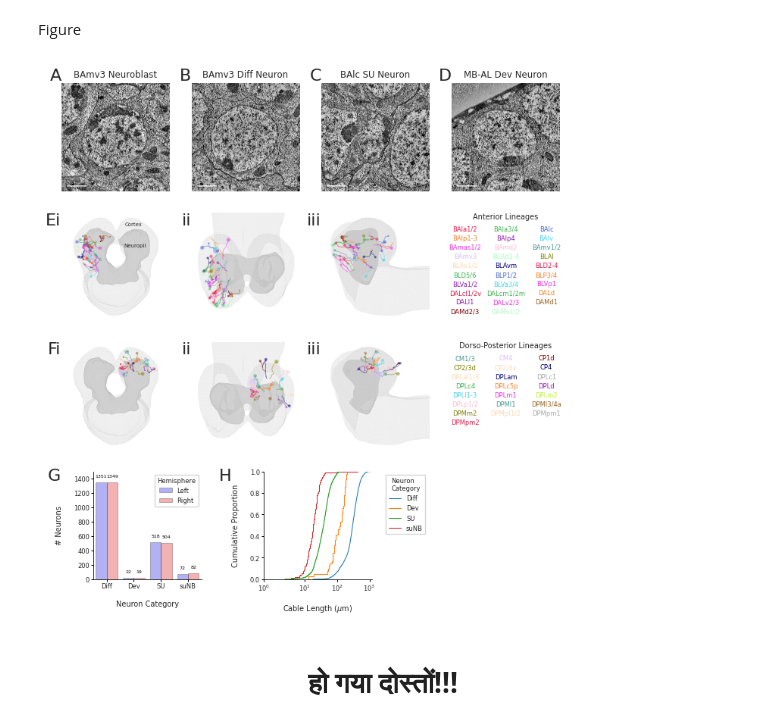
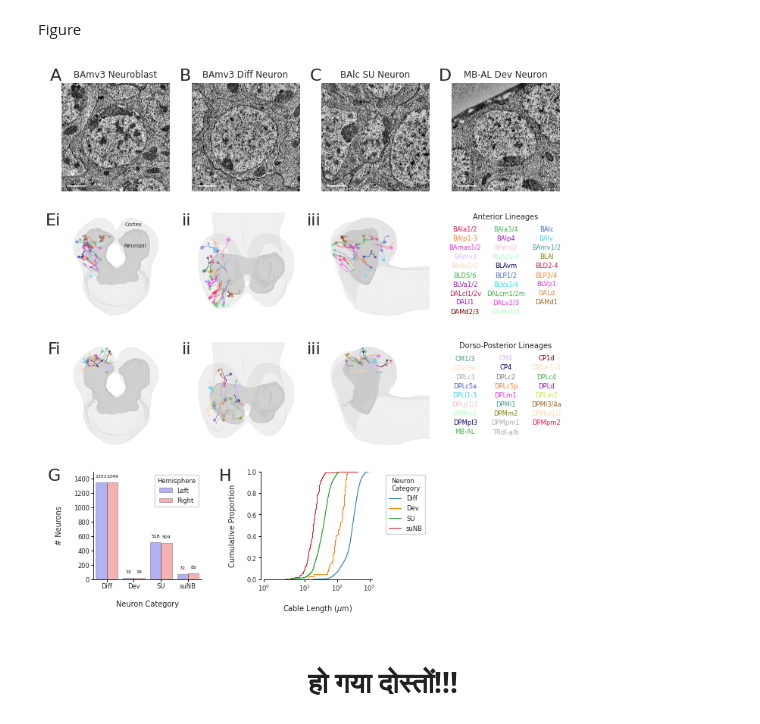
Before and after one commit to L1-Connectome-Prat/L1_Lineages, a Jupyter notebook: Notebooks/Figure_01_suNB.ipynb, the cells around one changed output. Drawn from its saved outputs; the diff is of its cells as text; code cells hidden in the pictures.

Commit message:
Figure Cleanup

```diff
--- a/Notebooks/Figure_01_suNB.ipynb
+++ b/Notebooks/Figure_01_suNB.ipynb
@@ -57,7 +57,7 @@ dorso_posterior = navis.NeuronList([s for s in su if s.lineage in DORSO_POSTERIO
 
 # Right for Anterior
 anterior = anterior[anterior.hemisphere == "Right"]
-dorso_posterior = dorso_posterior[dorso_posterior.hemisphere == "Left"]
+dorso_posterior = dorso_posterior[dorso_posterior.hemisphere == "Right"]
 
 # Color Dict
 nb_colors = dict(zip(su.id, su.color))
@@ -365,6 +365,9 @@ for a in [ax[3, 0], ax[3, 1]]:
     # Despine
     sns.despine(ax = a)
 
+# Offsetting the last ECDF
+sns.despine(ax = ax[3, 1], offset = {"left" : 3})
+
 #------------------------------------------------------------------
 # Move the bottom panels a little
 shift = 0.05
@@ -380,33 +383,33 @@ ax[3, 1].set_position([pos.x0 + (shift * 2.25), pos.y0, pos.width, pos.height])
 ax[3, 2].axis("off")
 ax[3, 3].axis("off")
 
 #------------------------------------------------------------------
 # Panel Labels
 label_kwargs = dict(fontsize = 16, va = "bottom", ha = "right")
 place_panel_label(fig, ax[0, 0], "A", shx = 0, shy = 0, label_kwargs = label_kwargs)
 place_panel_label(fig, ax[0, 1], "B", shx = 0, shy = 0, label_kwargs = label_kwargs)
 place_panel_label(fig, ax[0, 2], "C", shx = 0, shy = 0, label_kwargs = label_kwargs)
 place_panel_label(fig, ax[0, 3], "D", shx = 0, shy = 0, label_kwargs = label_kwargs)
 
 # Volumes
 label_kwargs["va"] = "top"
 place_panel_label(fig, ax[1, 0], "Ei",  shx = 0, shy = 0, label_kwargs = label_kwargs)
 place_panel_label(fig, ax[1, 1], "ii",  shx = 0, shy = 0, label_kwargs = label_kwargs)
 place_panel_label(fig, ax[1, 2], "iii", shx = 0, shy = 0, label_kwargs = label_kwargs)
 place_panel_label(fig, ax[2, 0], "Fi",  shx = 0, shy = 0, label_kwargs = label_kwargs)
 place_panel_label(fig, ax[2, 1], "ii",  shx = 0, shy = 0, label_kwargs = label_kwargs)
 place_panel_label(fig, ax[2, 2], "iii", shx = 0, shy = 0, label_kwargs = label_kwargs)
 
 # Stats
 place_panel_label(fig, ax[3, 0], "G", shx = -0.05, shy = 0.005, label_kwargs = label_kwargs)
 place_panel_label(fig, ax[3, 1], "H", shx = -0.05, shy = 0.005, label_kwargs = label_kwargs)
 
 #------------------------------------------------------------------
 # Place this just into Analysis Outputs
 plt.savefig("../Analysis_Outputs/Figure_01_Supplementary-03_suNB-and-Cable.pdf",
             bbox_inches = "tight",
             dpi         = 1200)
 # %% [output]
-[figure, old version]
+[figure, new version]
 # %% [markdown]
 # <center>**हो गया दोस्तों!!!**</center>
```
Also changed, not shown: 3 other files.
